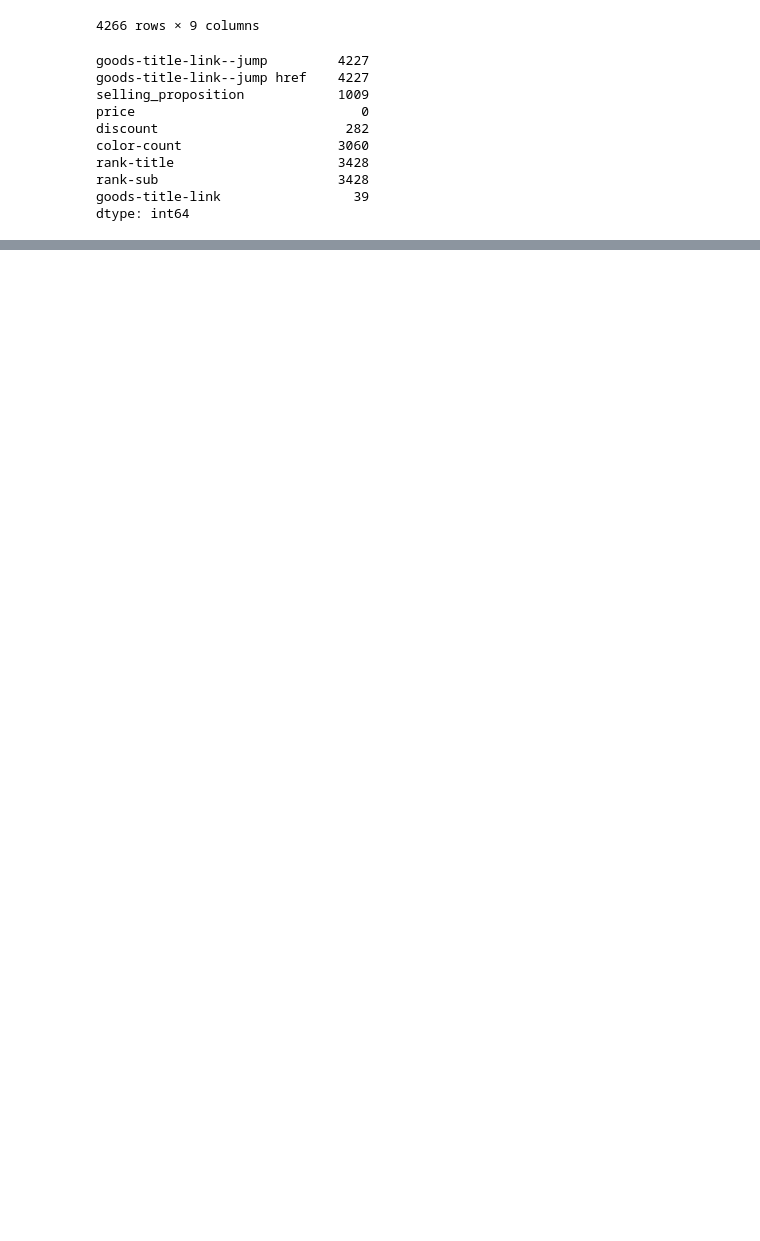
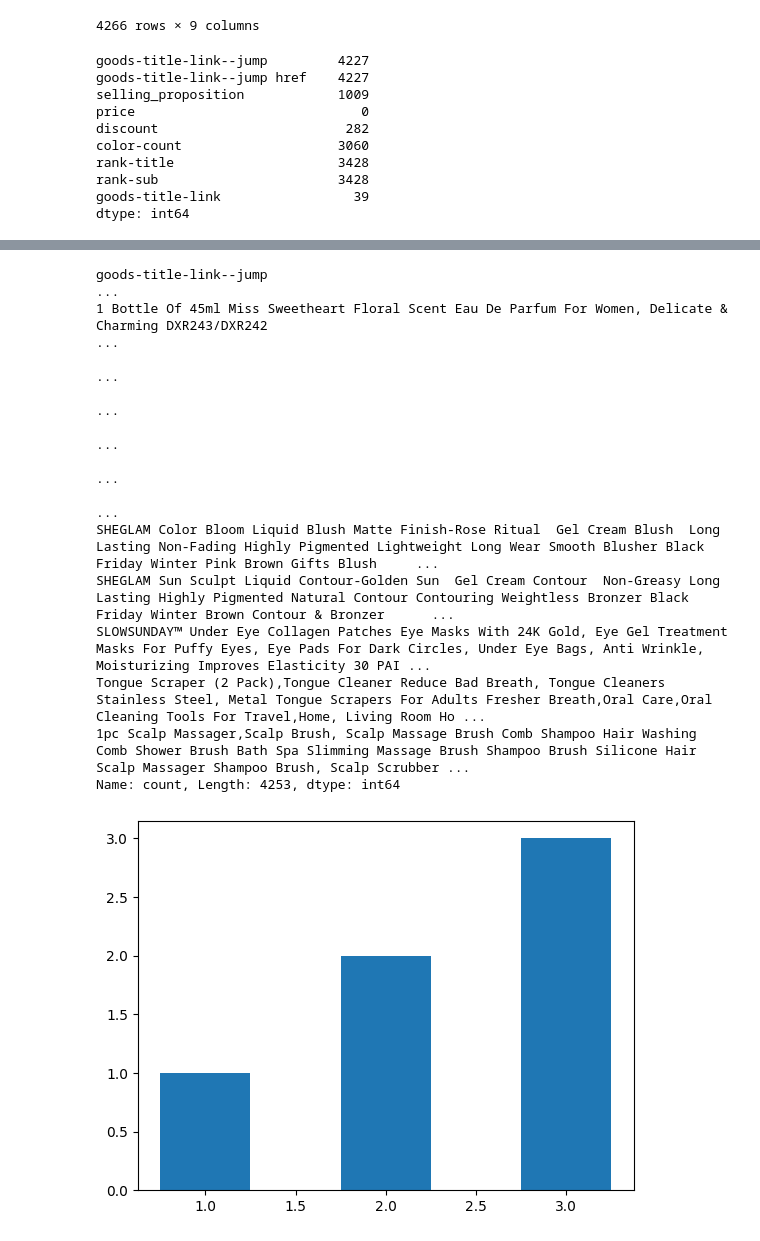
Before and after one commit to faizan09711-bit/Intern, a Jupyter notebook: task#01/messydatacleaning.ipynb, the cells around one changed output, grey strips where cells are left out. Saved outputs shown, nothing was run; the diff lists cells and outputs as text; code cells hidden in the pictures; blank space fills up the shorter version.

```diff
--- a/task#01/messydatacleaning.ipynb
+++ b/task#01/messydatacleaning.ipynb
@@ -40,0 +51,5 @@ KeyError: 'brand'
+# %%
+data['discount'] = data['discount'].str.replace('%', '').astype(float)
+print(data['discount'].dtype)
+data['discount']=data['discount'].fillna(data['discount'].median())
+data.head()
@@ -40,0 +64,5 @@ KeyError: 'brand'
+# %%
+print(data['color-count'].dtype)
+data['color-count'] = data['color-count'].fillna(data['color-count'].median())
+print(data['color-count'].dtype)
+data.head()
@@ -40,0 +78,5 @@ KeyError: 'brand'
+# %%
+data2=data[['rank-title','rank-sub','goods-title-link','goods-title-link--jump','goods-title-link--jump href','selling_proposition']]
+for i in data2:
+    data[i] = data[i].fillna(data[i].mode()[0])
+data.head()
@@ -40,0 +133,20 @@ KeyError: 'brand'
+# %%
+data_plot=data.value_counts()
+print(data_plot)
+plt.bar(data_plot, data_plot.values,width=0.5)
+plt.show()
+# %% [output]
+goods-title-link--jump                                                                                                                                                                                   ...
+1 Bottle Of 45ml Miss Sweetheart Floral Scent Eau De Parfum For Women, Delicate & Charming DXR243/DXR242                                                                                                 ...
+                                                                                                                                                                                                         ...
+                                                                                                                                                                                                         ...
+                                                                                                                                                                                                         ...
+                                                                                                                                                                                                         ...
+                                                                                                                                                                                                         ...
+SHEGLAM Color Bloom Liquid Blush Matte Finish-Rose Ritual  Gel Cream Blush  Long Lasting Non-Fading Highly Pigmented Lightweight Long Wear Smooth Blusher Black Friday Winter Pink Brown Gifts Blush     ...
+SHEGLAM Sun Sculpt Liquid Contour-Golden Sun  Gel Cream Contour  Non-Greasy Long Lasting Highly Pigmented Natural Contour Contouring Weightless Bronzer Black Friday Winter Brown Contour & Bronzer      ...
+SLOWSUNDAY™ Under Eye Collagen Patches Eye Masks With 24K Gold, Eye Gel Treatment Masks For Puffy Eyes, Eye Pads For Dark Circles, Under Eye Bags, Anti Wrinkle, Moisturizing Improves Elasticity 30 PAI ...
+Tongue Scraper (2 Pack),Tongue Cleaner Reduce Bad Breath, Tongue Cleaners Stainless Steel, Metal Tongue Scrapers For Adults Fresher Breath,Oral Care,Oral Cleaning Tools For Travel,Home, Living Room Ho ...
+1pc Scalp Massager,Scalp Brush, Scalp Massage Brush Comb Shampoo Hair Washing Comb Shower Brush Bath Spa Slimming Massage Brush Shampoo Brush Silicone Hair Scalp Massager Shampoo Brush, Scalp Scrubber ...
+Name: count, Length: 4253, dtype: int64
+[figure, added]
```
Also changed, not shown: parts of 8 cells of this notebook.
